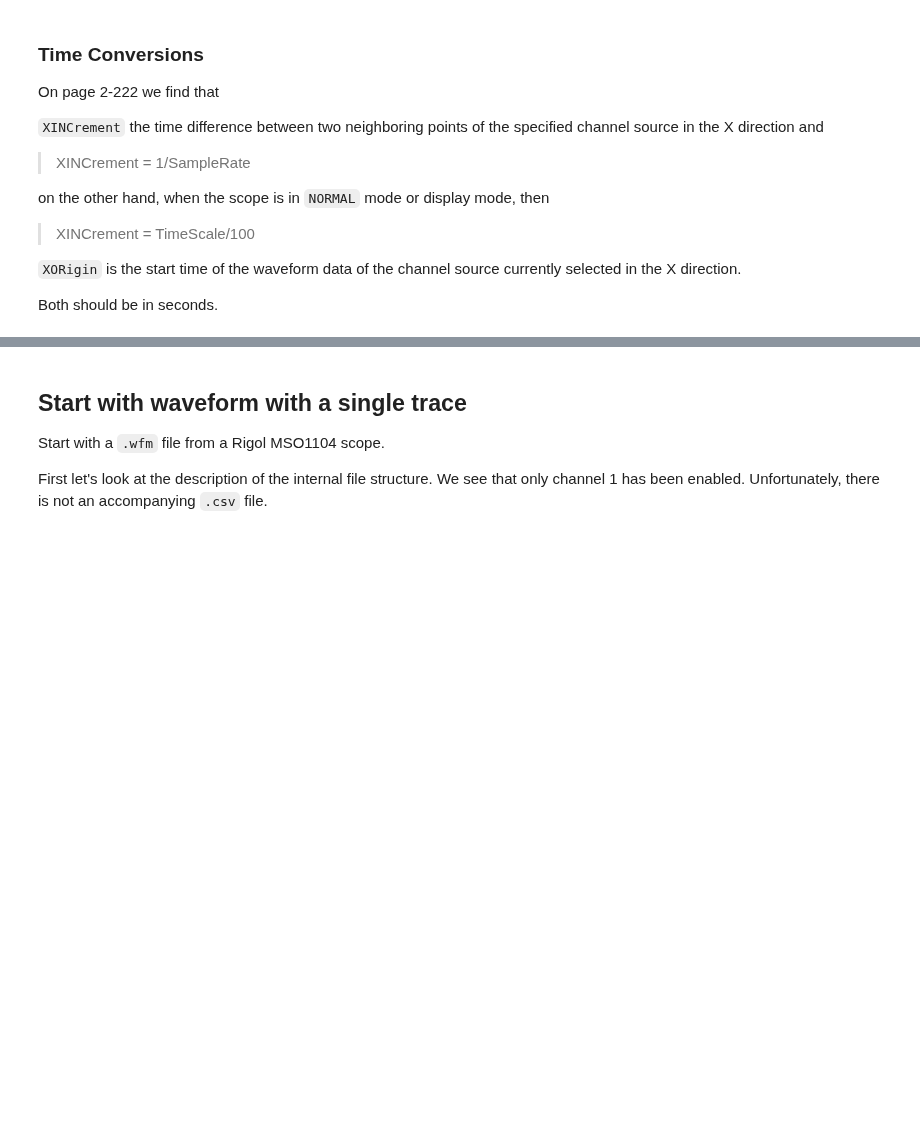
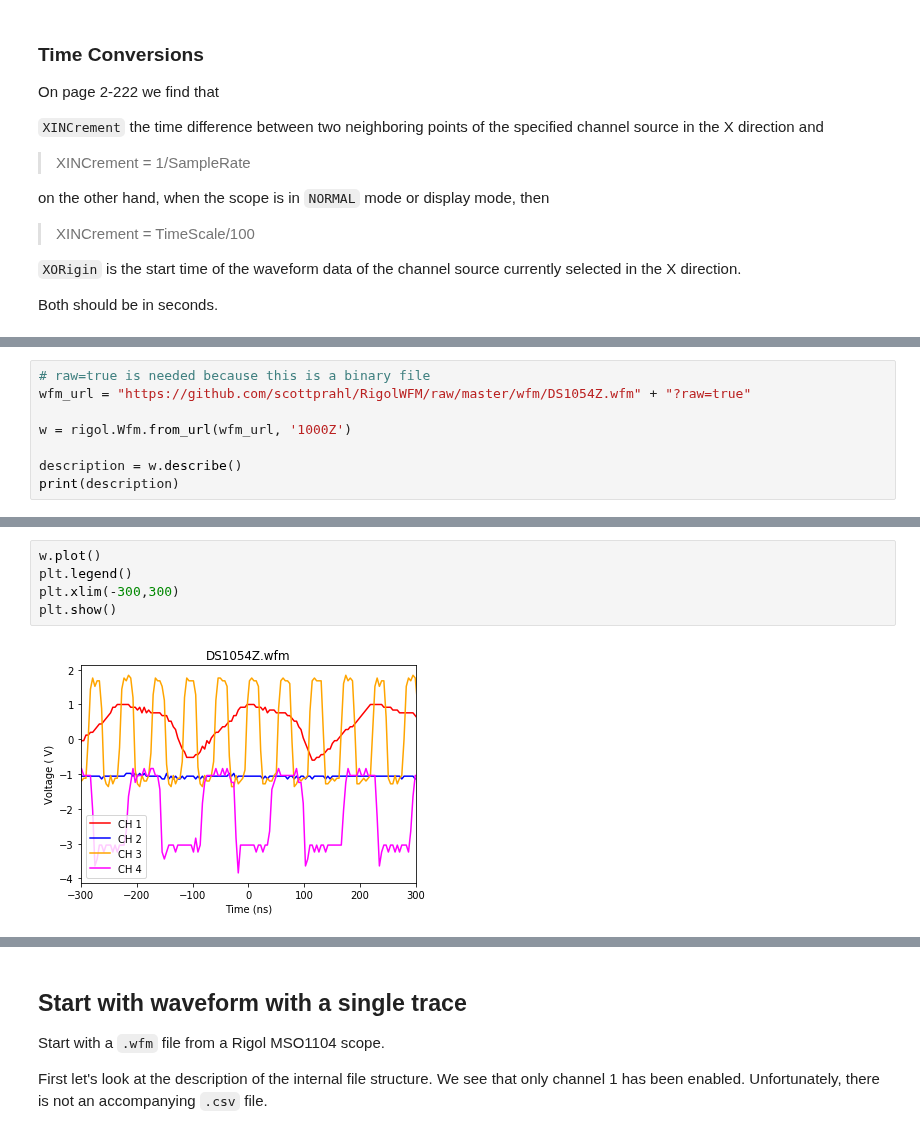
Before and after one commit to scottprahl/RigolWFM, a Jupyter notebook: doc/1-DS1000Z-Waveforms.ipynb, the cells around one changed output, grey strips where cells are left out. Cells and saved outputs as stored; diff of their text form; blank space fills up the shorter version.

```diff
--- a/doc/1-DS1000Z-Waveforms.ipynb
+++ b/doc/1-DS1000Z-Waveforms.ipynb
@@ -87,0 +108,8 @@ Both should be in seconds.
+# %%
+# raw=true is needed because this is a binary file
+wfm_url = "https://github.com/scottprahl/RigolWFM/raw/master/wfm/DS1054Z.wfm" + "?raw=true"
+
+w = rigol.Wfm.from_url(wfm_url, '1000Z')
+
+description = w.describe()
+print(description)
@@ -87,0 +134,7 @@ Both should be in seconds.
+# %%
+w.plot()
+plt.legend()
+plt.xlim(-300,300)
+plt.show()
+# %% [output]
+[figure, added]
```
Also changed, not shown: parts of 10 cells of this notebook.
